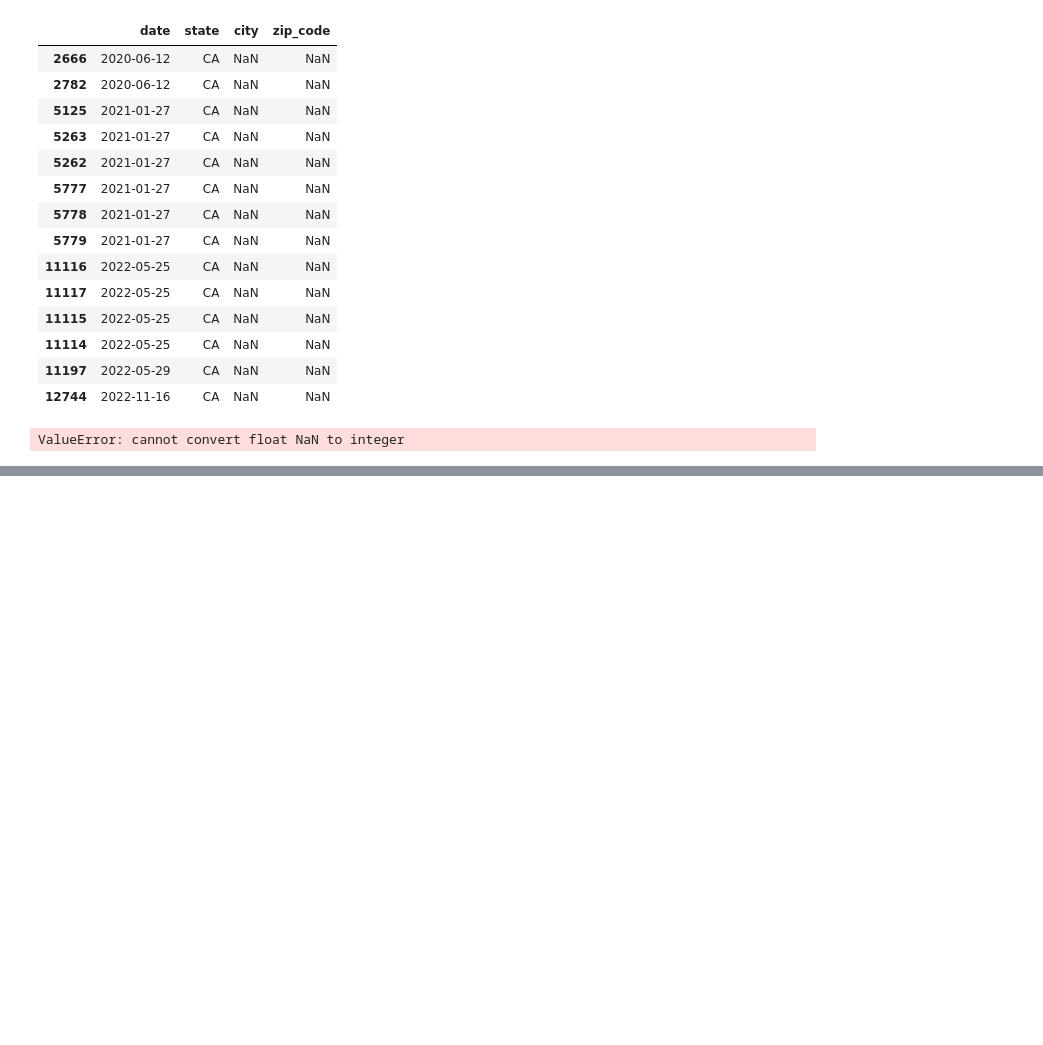
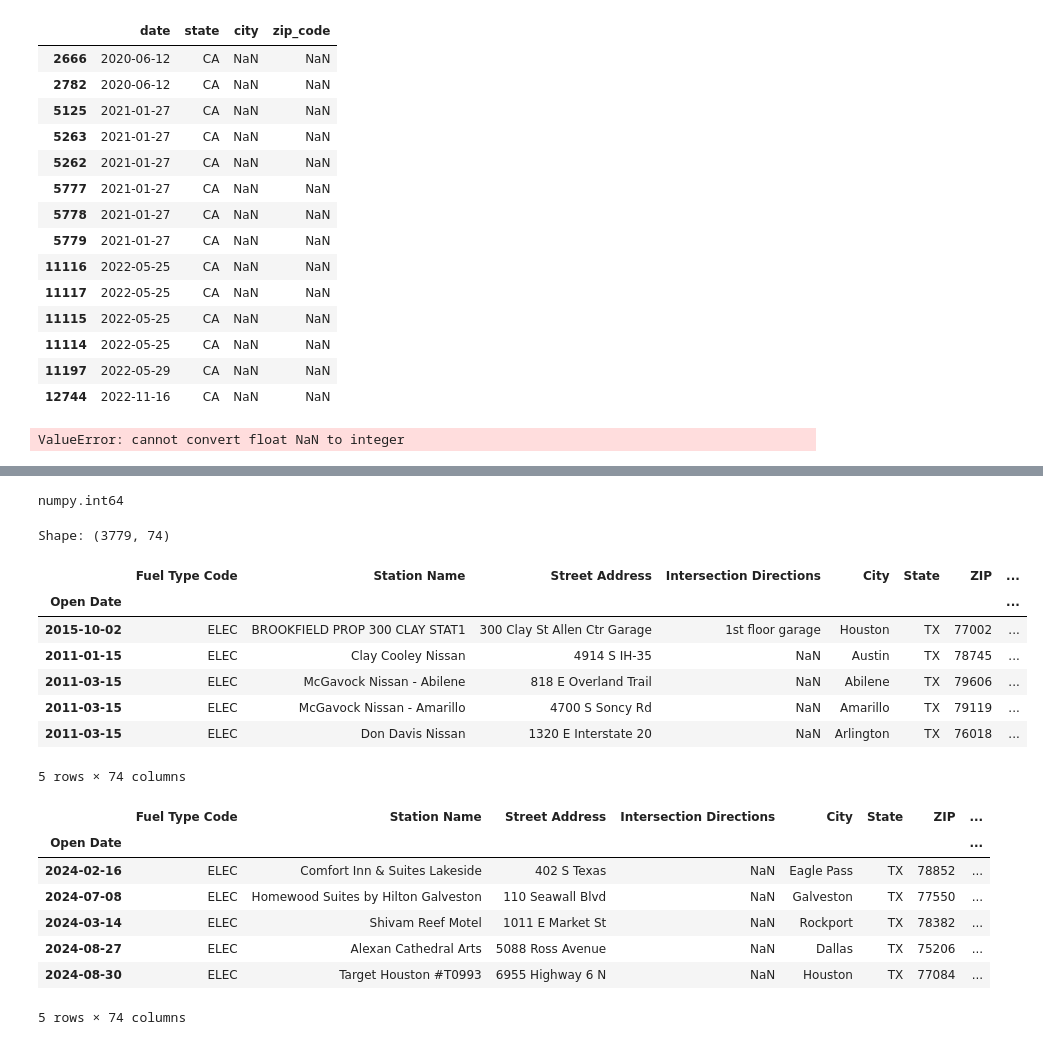
Before and after one commit to rune-encoder/Project-1, a Jupyter notebook: notebooks/individual_work/alex_exploration/alex_exploration.ipynb, the cells around one changed output, grey strips where cells are left out. Cells and saved outputs as stored; diff of their text form; code cells hidden in the pictures; blank space fills up the shorter version.

Commit message:
added florida and texas

```diff
--- a/notebooks/individual_work/alex_exploration/alex_exploration.ipynb
+++ b/notebooks/individual_work/alex_exploration/alex_exploration.ipynb
@@ -174,0 +358,4 @@ type(df["zip_code"].values[0])
+# %%
+type(df["zip_code"].values[0])
+# %% [output]
+numpy.int64
@@ -174,0 +367,30 @@ type(df["zip_code"].values[0])
+# %%
+tx_fuelstation_df = pd.read_csv(
+    Path("../../../data/raw_data/TX_2024_alt_fuel_stations (Aug 30 2024)-3.csv"),
+    index_col="Open Date",
+    parse_dates=True,
+)
+
+print("Shape:", tx_fuelstation_df.shape)
+tx_fuelstation_df.sort_values("Open Date")
+
+display(tx_fuelstation_df.head())
+display(tx_fuelstation_df.tail())
+# %% [output]
+Shape: (3779, 74)
+|  | Fuel Type Code | Station Name | Street Address | Intersection Directions | City | State | ZIP | ... |
+| Open Date |  |  |  |  |  |  |  | ... |
+| 2015-10-02 | ELEC | BROOKFIELD PROP 300 CLAY STAT1 | 300 Clay St Allen Ctr Garage | 1st floor garage | Houston | TX | 77002 | ... |
+| 2011-01-15 | ELEC | Clay Cooley Nissan | 4914 S IH-35 | NaN | Austin | TX | 78745 | ... |
+| 2011-03-15 | ELEC | McGavock Nissan - Abilene | 818 E Overland Trail | NaN | Abilene | TX | 79606 | ... |
+| 2011-03-15 | ELEC | McGavock Nissan - Amarillo | 4700 S Soncy Rd | NaN | Amarillo | TX | 79119 | ... |
+| 2011-03-15 | ELEC | Don Davis Nissan | 1320 E Interstate 20 | NaN | Arlington | TX | 76018 | ... |
+5 rows × 74 columns
+|  | Fuel Type Code | Station Name | Street Address | Intersection Directions | City | State | ZIP | ... |
+| Open Date |  |  |  |  |  |  |  | ... |
+| 2024-02-16 | ELEC | Comfort Inn & Suites Lakeside | 402 S Texas | NaN | Eagle Pass | TX | 78852 | ... |
+| 2024-07-08 | ELEC | Homewood Suites by Hilton Galveston | 110 Seawall Blvd | NaN | Galveston | TX | 77550 | ... |
+| 2024-03-14 | ELEC | Shivam Reef Motel | 1011 E Market St | NaN | Rockport | TX | 78382 | ... |
+| 2024-08-27 | ELEC | Alexan Cathedral Arts | 5088 Ross Avenue | NaN | Dallas | TX | 75206 | ... |
+| 2024-08-30 | ELEC | Target Houston #T0993 | 6955 Highway 6 N | NaN | Houston | TX | 77084 | ... |
+5 rows × 74 columns
```
Also changed, not shown: parts of 24 cells of this notebook, 2 other files.
